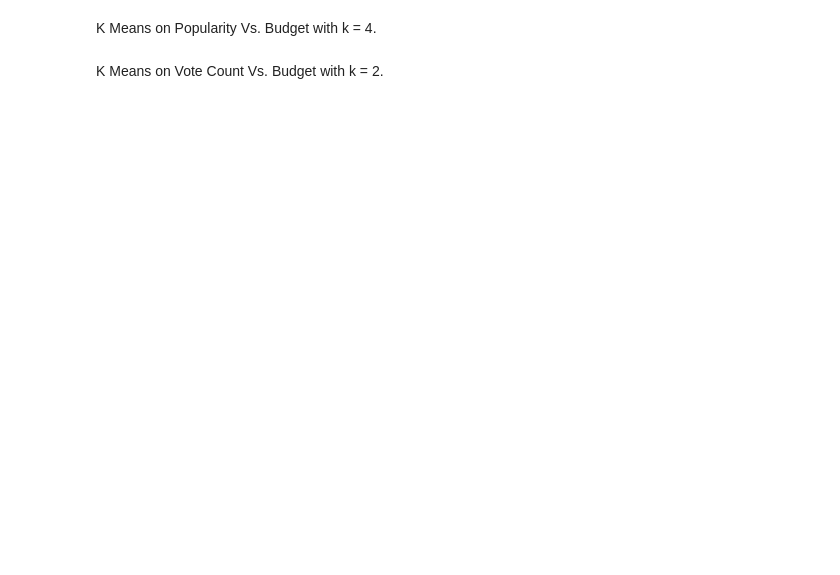
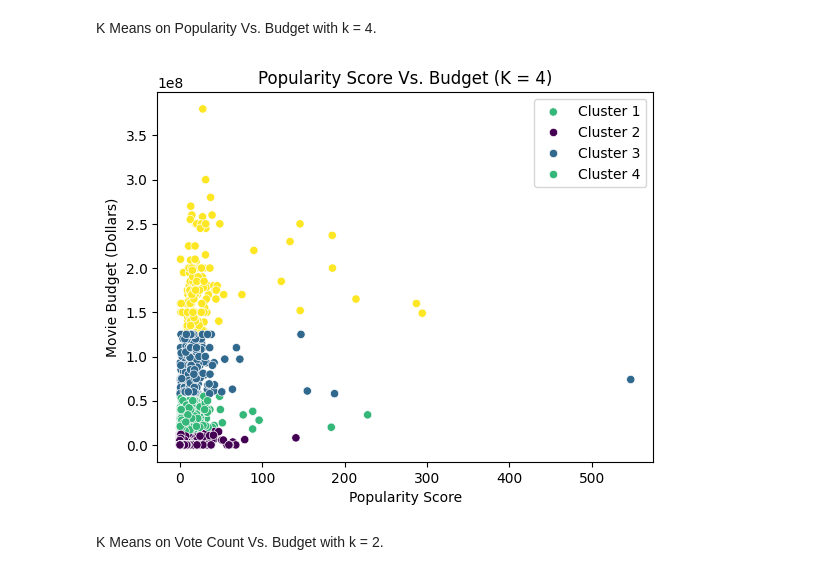
Before and after one commit to CLFrod/CSI4142A4, a Jupyter notebook: Assignment4.ipynb, the cells around one changed output. Drawn from its saved outputs; the diff is of its cells as text; code cells hidden in the pictures; blank space fills up the shorter version.

```diff
--- a/Assignment4.ipynb
+++ b/Assignment4.ipynb
@@ -476,13 +705,15 @@ K Means on Popularity Vs. Budget with k = 4.
 # %%
 # running k means algo, with k =4
 k_means = KMeans(n_clusters=4, random_state=23, n_init='auto').fit(x_pop_budget)
 
-sns.scatterplot(data=dataset, x=dataset['popularity'], y=dataset['budget'], hue=list(k_means.labels_))
+sns.scatterplot(data=dataset, x=dataset['popularity'], y=dataset['budget'], hue=list(k_means.labels_), palette= 'viridis')
 plt.title('Popularity Score Vs. Budget (K = 4)')
 plt.xlabel('Popularity Score')
 plt.ylabel('Movie Budget (Dollars)')
 plt.legend(labels=['Cluster 1','Cluster 2','Cluster 3','Cluster 4'])
 plt.show()
+# %% [output]
+[figure, added]
 # %% [markdown]
 K Means on Vote Count Vs. Budget with k = 2.
 # %%
```
Also changed, not shown: parts of 23 cells of this notebook.
